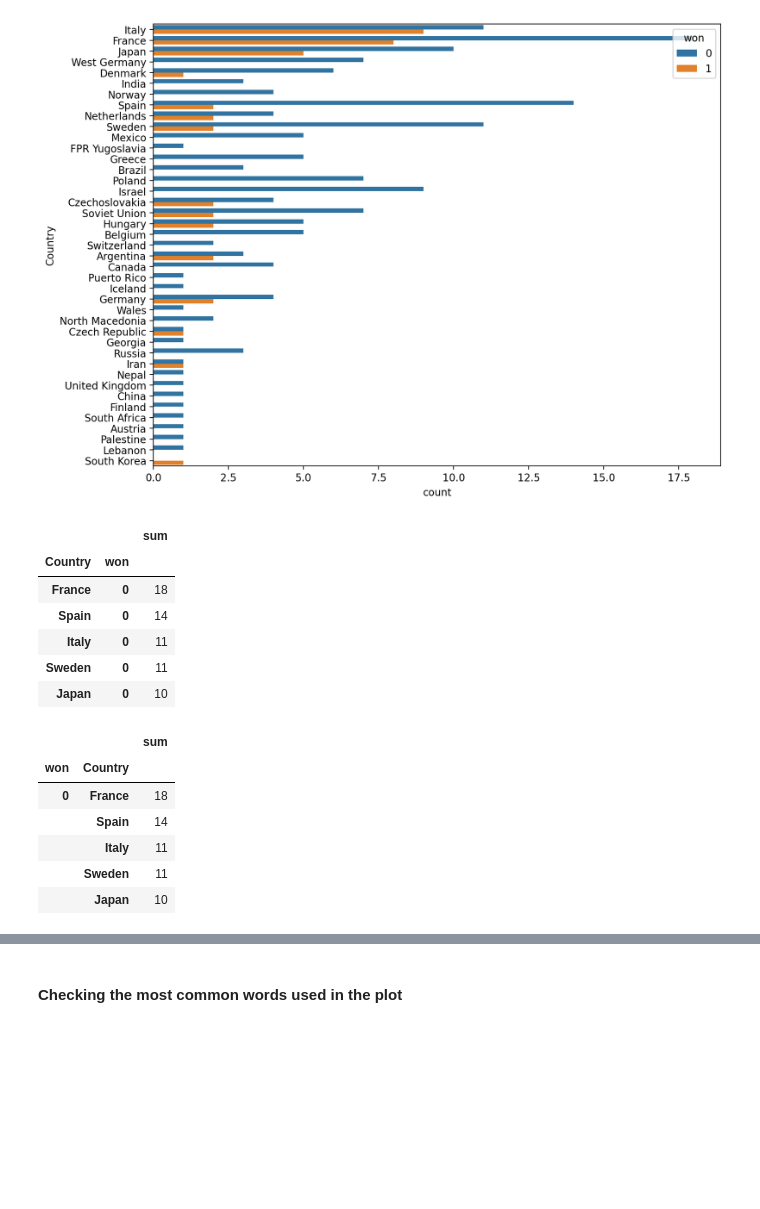
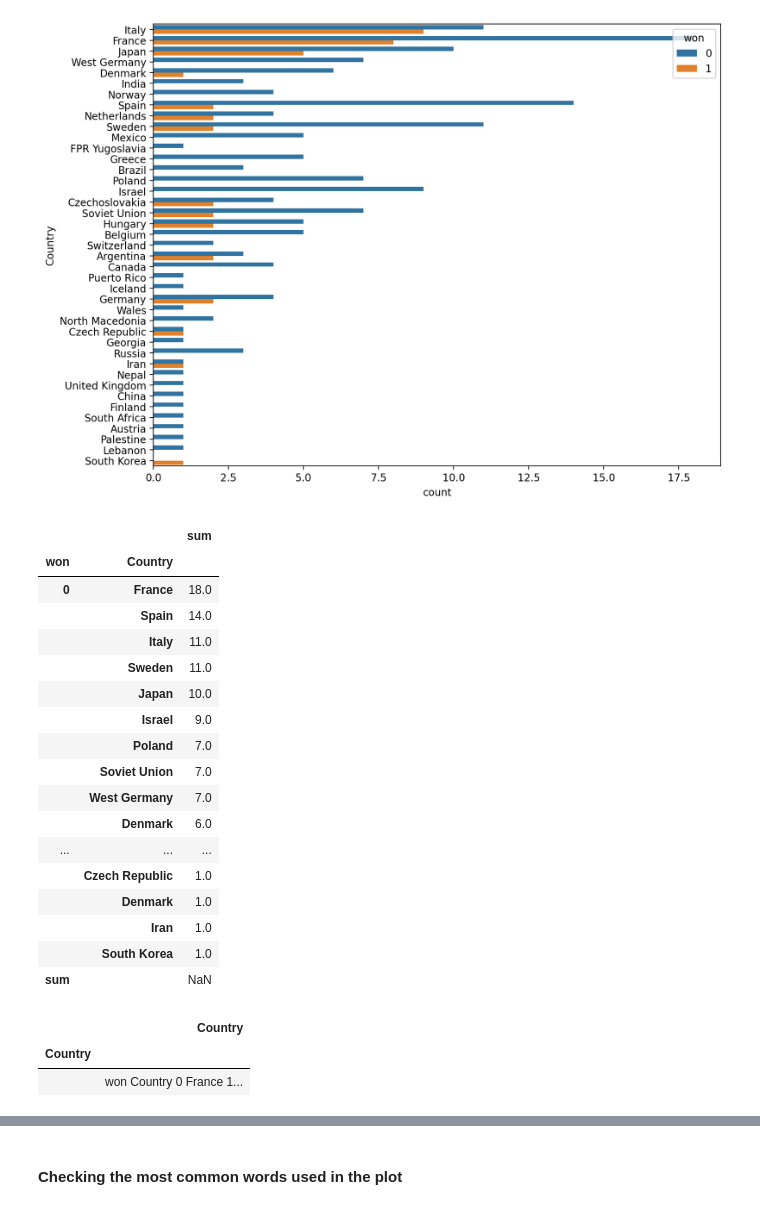
Before and after one commit to madjo92/ds_academyi_proj, a Jupyter notebook: Exploratory Data Analysis.ipynb, the cells around one changed output, grey strips where cells are left out. Cells and saved outputs as stored; diff of their text form; code cells hidden in the pictures; blank space fills up the shorter version.

```diff
--- a/Exploratory Data Analysis.ipynb
+++ b/Exploratory Data Analysis.ipynb
@@ -634,27 +630,37 @@ sns.countplot(y='Country',data=academy,hue='won')
 <AxesSubplot:xlabel='count', ylabel='Country'>
 [figure]
 # %%
-country['sum'] = academy.groupby('won')['Country'].value_counts()
+count= academy.groupby('won')['Country'].value_counts()
+# %%
+count['sum']= academy.groupby('won')['Country'].value_counts()
 # %%
-country=pd.DataFrame(data=country['sum'])
-country.swaplevel()
+count=pd.DataFrame(data=count)
+count = count.drop("Country",axis=1)
+count
 # %% [output]
 |  |  | sum |
-| Country | won |  |
-| France | 0 | 18 |
-| Spain | 0 | 14 |
-| Italy | 0 | 11 |
-| Sweden | 0 | 11 |
-| Japan | 0 | 10 |
+| won | Country |  |
+| 0 | France | 18.0 |
+|  | Spain | 14.0 |
+|  | Italy | 11.0 |
+|  | Sweden | 11.0 |
+|  | Japan | 10.0 |
+|  | Israel | 9.0 |
+|  | Poland | 7.0 |
+|  | Soviet Union | 7.0 |
+|  | West Germany | 7.0 |
+|  | Denmark | 6.0 |
+| ... | ... | ... |
+|  | Czech Republic | 1.0 |
+|  | Denmark | 1.0 |
+|  | Iran | 1.0 |
+|  | South Korea | 1.0 |
+| sum |  | NaN |
 # %%
-countr.head(10)
+country.head(10)
 # %% [output]
-|  |  | sum |
-| won | Country |  |
-| 0 | France | 18 |
-|  | Spain | 14 |
-|  | Italy | 11 |
-|  | Sweden | 11 |
-|  | Japan | 10 |
+|  | Country |
+| Country |  |
+|  | won Country 0 France 1... |
 # %%
 
```
Also changed, not shown: parts of 7 cells of this notebook.
